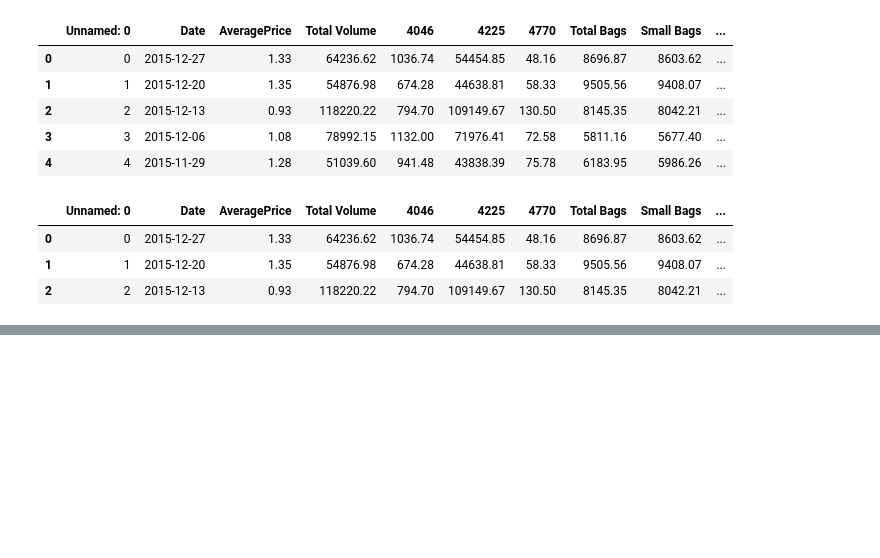
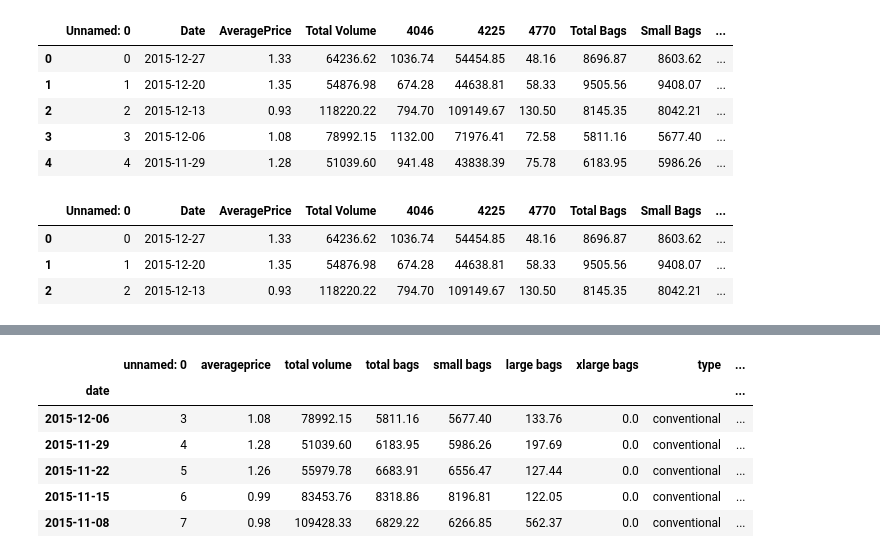
Before and after one commit to Ironhack-Data-Madrid-Febrero-2021/Classroom-Materials, a Jupyter notebook: module-2/5-repaso_9_abril.ipynb, the cells around one changed output, grey strips where cells are left out. Drawn from its saved outputs; the diff is of its cells as text; code cells hidden in the pictures; blank space fills up the shorter version.

```diff
--- a/module-2/5-repaso_9_abril.ipynb
+++ b/module-2/5-repaso_9_abril.ipynb
@@ -25,0 +236,3 @@ df.head(3)
+# %%
+#Si borramos filas no se nos reinicia el index (AXIS 0 = FILAS)
+df = df.drop([0,1,2], axis = 0)
@@ -25,0 +331,12 @@ df.head(3)
+# %%
+#Ahora voy a hacer que la columna date sea el index
+df = df.set_index("date")
+df.head()
+# %% [output]
+|  | unnamed: 0 | averageprice | total volume | total bags | small bags | large bags | xlarge bags | type | ... |
+| date |  |  |  |  |  |  |  |  | ... |
+| 2015-12-06 | 3 | 1.08 | 78992.15 | 5811.16 | 5677.40 | 133.76 | 0.0 | conventional | ... |
+| 2015-11-29 | 4 | 1.28 | 51039.60 | 6183.95 | 5986.26 | 197.69 | 0.0 | conventional | ... |
+| 2015-11-22 | 5 | 1.26 | 55979.78 | 6683.91 | 6556.47 | 127.44 | 0.0 | conventional | ... |
+| 2015-11-15 | 6 | 0.99 | 83453.76 | 8318.86 | 8196.81 | 122.05 | 0.0 | conventional | ... |
+| 2015-11-08 | 7 | 0.98 | 109428.33 | 6829.22 | 6266.85 | 562.37 | 0.0 | conventional | ... |
```
Also changed, not shown: parts of 45 cells of this notebook.
